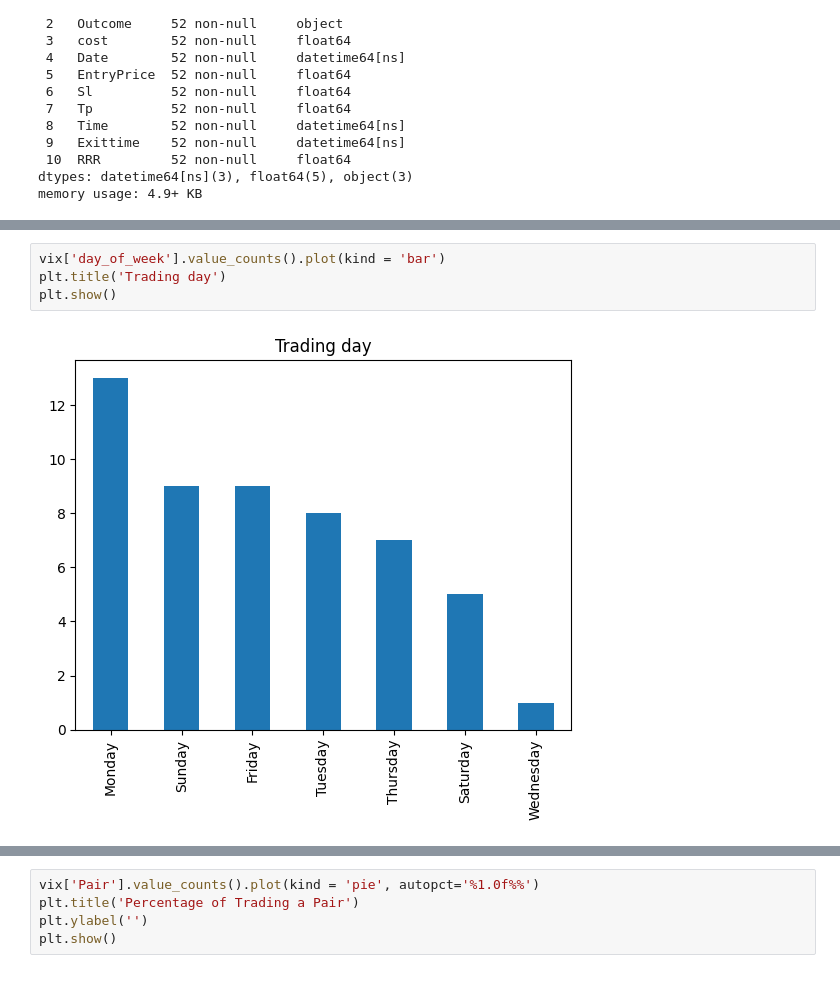
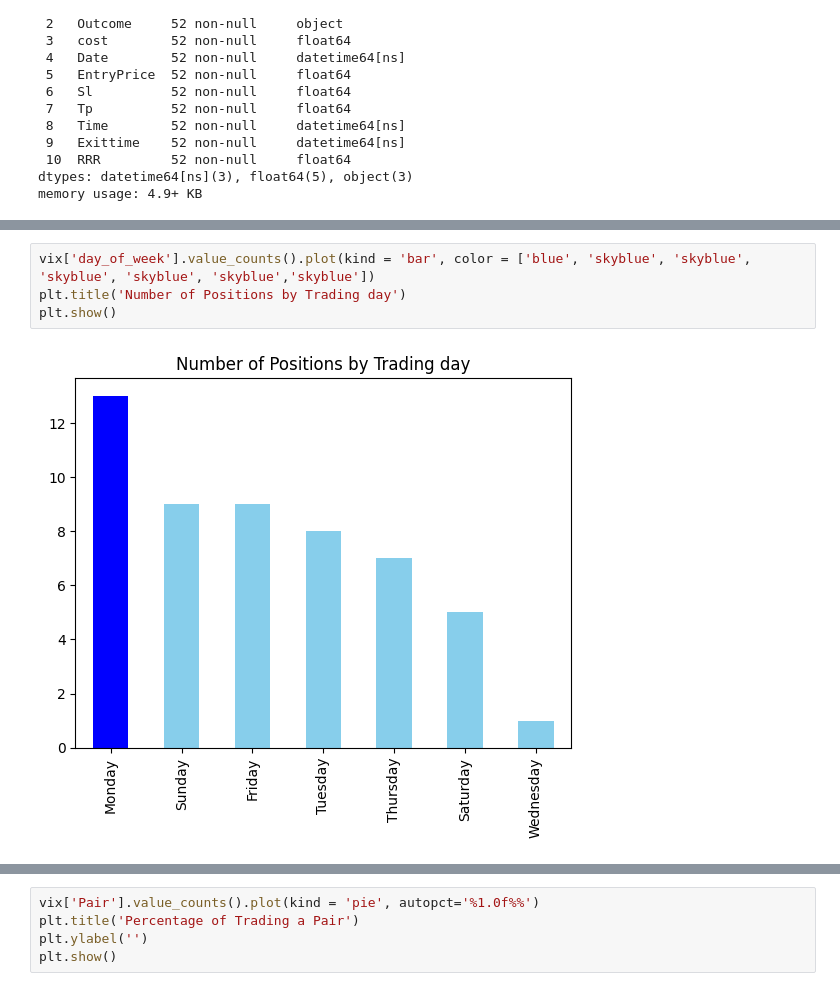
Before and after one commit to ToluPaul/forex, a Jupyter notebook: forex_pred.ipynb, the cells around one changed output, grey strips where cells are left out. Saved outputs shown, nothing was run; the diff lists cells and outputs as text.

```diff
--- a/forex_pred.ipynb
+++ b/forex_pred.ipynb
@@ -122,9 +122,9 @@ See the caveats in the documentation: https://pandas.pydata.org/pandas-docs/stab
 | 3 | vix10 | Sell | sl | -3.26 | 2023-11-05 | 7084.9190 | 7091.3930 | 7062.7680 | 1900-01-01 04:41:26 | 1900-01-01 06:54:22 | 3.421532 | ... |
 | 4 | vix50 | Buy | sl | -6.03 | 2023-11-05 | 191.5289 | 190.0258 | 195.7944 | 1900-01-01 13:55:44 | 1900-01-01 16:35:04 | 2.837802 | ... |
 # %%
-vix['day_of_week'].value_counts().plot(kind = 'bar')
-plt.title('Trading day')
+vix['day_of_week'].value_counts().plot(kind = 'bar', color = ['blue', 'skyblue', 'skyblue', 'skyblue', 'skyblue', 'skyblue','skyblue'])
+plt.title('Number of Positions by Trading day')
 plt.show()
 # %% [output]
-[figure, old version]
+[figure, new version]
 # %%
```
Also changed, not shown: parts of 1 cell of this notebook.
